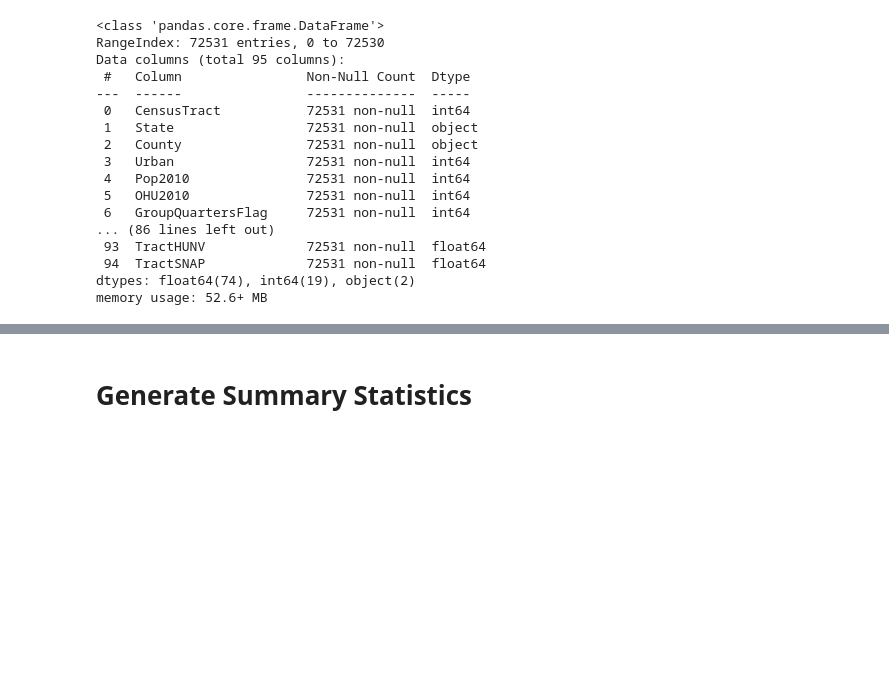
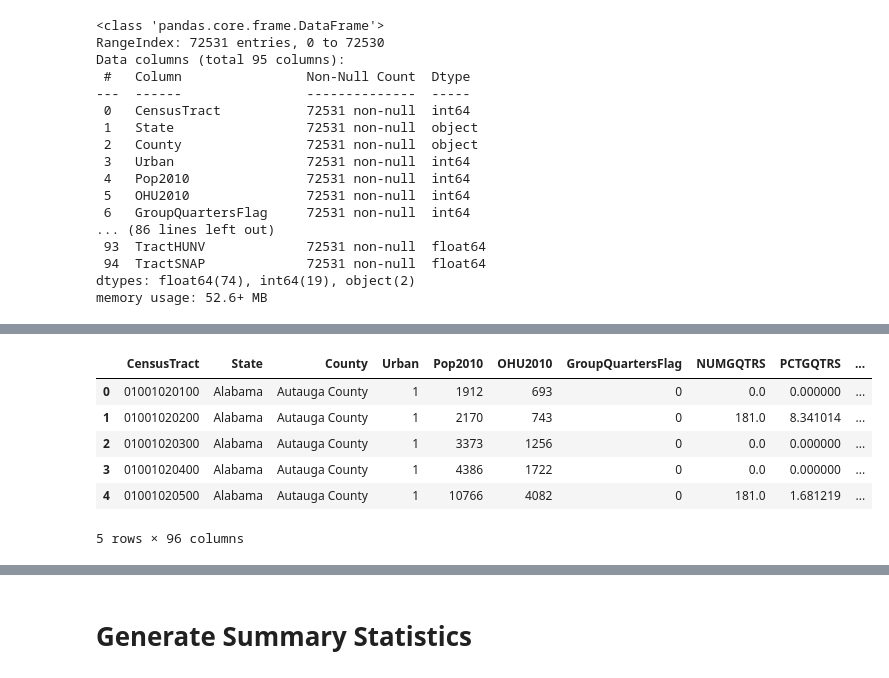
Before and after one commit to ngwalker93/ads599-capstone-hypertension-risk-atlas, a Jupyter notebook: code/validation/03_eda_FoodAccess.ipynb, the cells around one changed output, grey strips where cells are left out. Saved outputs shown, nothing was run; the diff lists cells and outputs as text; code cells hidden in the pictures; blank space fills up the shorter version.

```diff
--- a/code/validation/03_eda_FoodAccess.ipynb
+++ b/code/validation/03_eda_FoodAccess.ipynb
@@ -506,0 +620,10 @@ display(unique_summary.sort_values("unique_count"))
+# %%
+df_clean.head()
+# %% [output]
+|  | CensusTract | State | County | Urban | Pop2010 | OHU2010 | GroupQuartersFlag | NUMGQTRS | PCTGQTRS | ... |
+| 0 | 01001020100 | Alabama | Autauga County | 1 | 1912 | 693 | 0 | 0.0 | 0.000000 | ... |
+| 1 | 01001020200 | Alabama | Autauga County | 1 | 2170 | 743 | 0 | 181.0 | 8.341014 | ... |
+| 2 | 01001020300 | Alabama | Autauga County | 1 | 3373 | 1256 | 0 | 0.0 | 0.000000 | ... |
+| 3 | 01001020400 | Alabama | Autauga County | 1 | 4386 | 1722 | 0 | 0.0 | 0.000000 | ... |
+| 4 | 01001020500 | Alabama | Autauga County | 1 | 10766 | 4082 | 0 | 181.0 | 1.681219 | ... |
+5 rows × 96 columns
```
Also changed, not shown: parts of 25 cells of this notebook.
